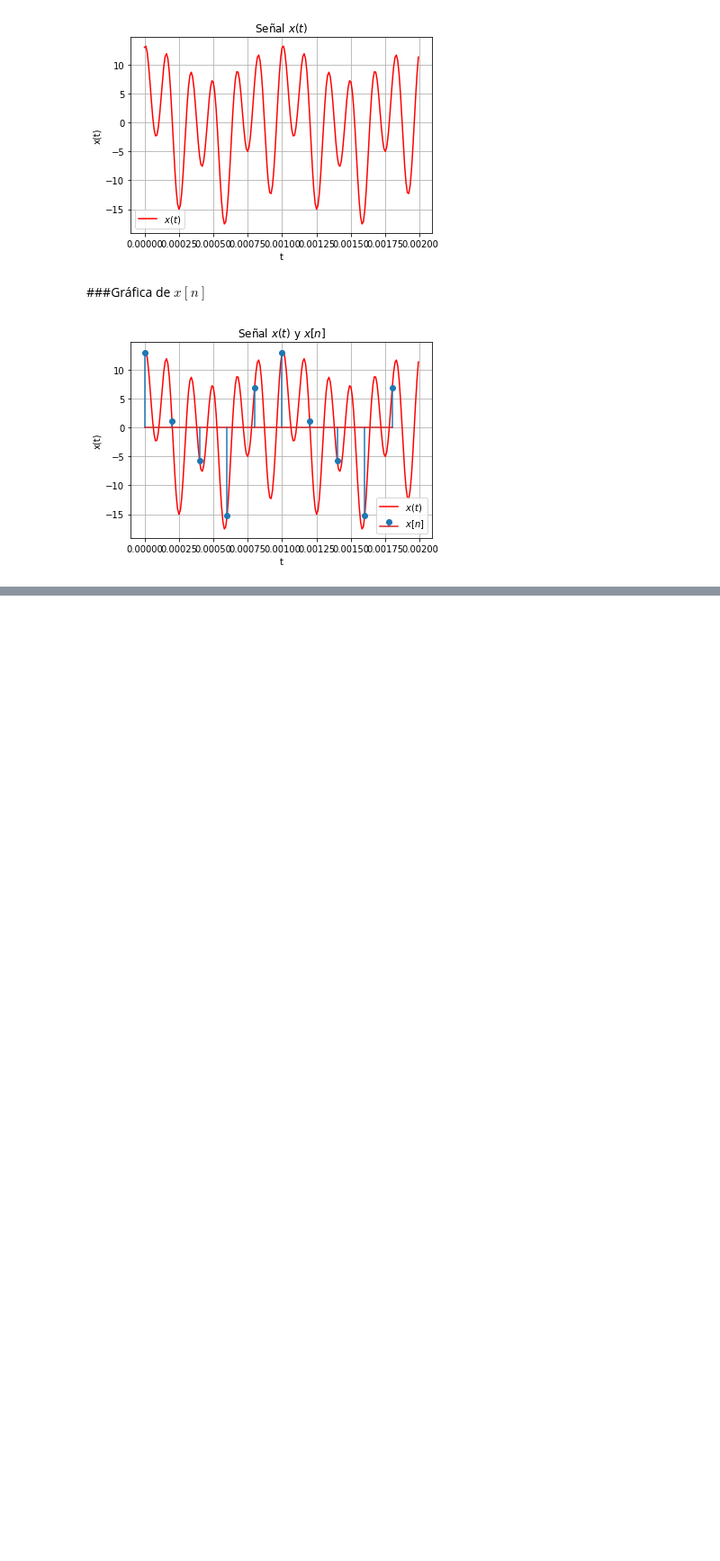
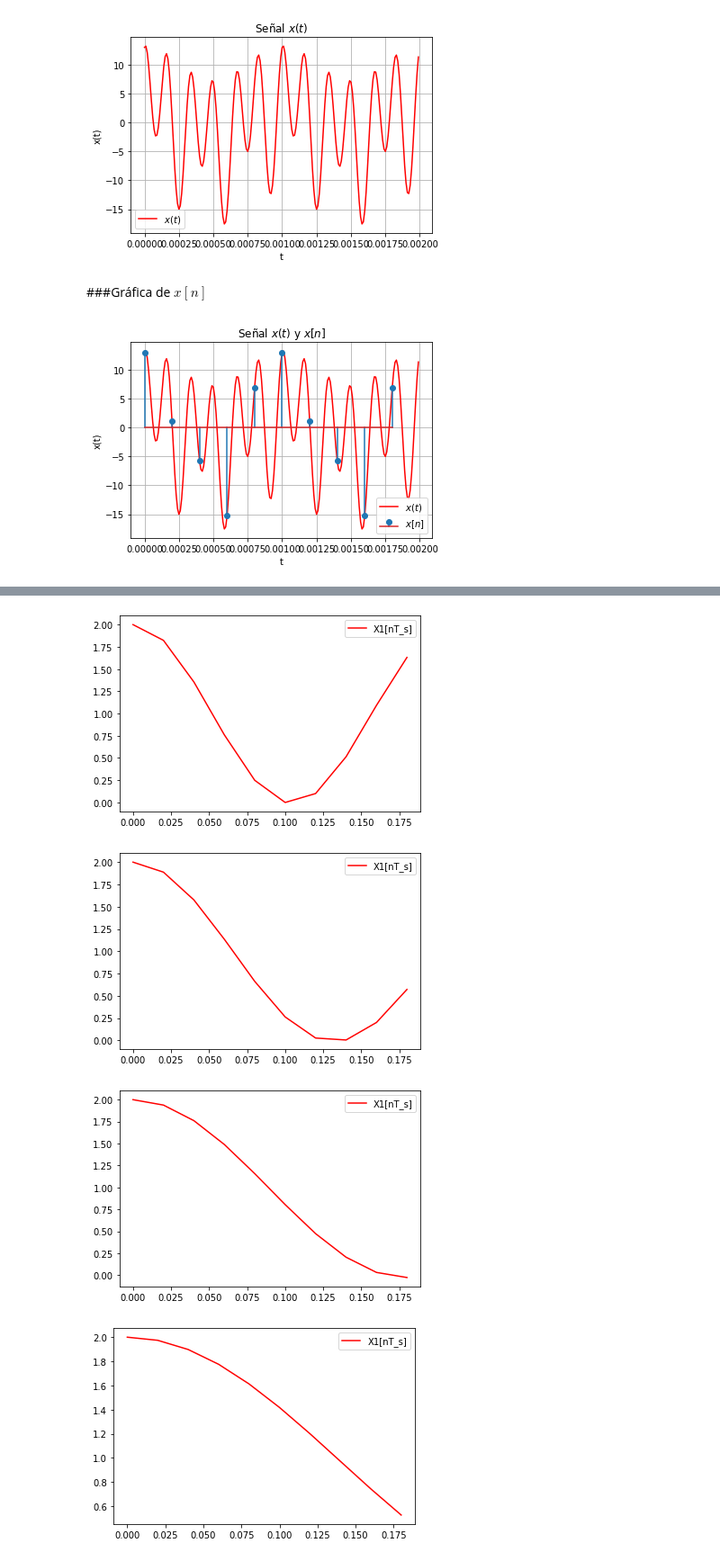
Before and after one commit to aguaranguay/se-ales, a Jupyter notebook: Taller1.ipynb, the cells around one changed output, grey strips where cells are left out. Shown at 90% size. Saved outputs shown, nothing was run; the diff lists cells and outputs as text; code cells hidden in the pictures; blank space fills up the shorter version.

```diff
--- a/Taller1.ipynb
+++ b/Taller1.ipynb
@@ -1172,0 +1239,23 @@ plt.show()
+# %%
+Fs = 50
+Ts = 1/Fs
+Ti = 0
+tf = 2
+F0 = 10
+T0 = 1/F0
+vec_n = np.arange(0,2*T0,Ts)
+for k in range(-5,5):
+    Fk = F0 + k*Fs
+    xa = np.cos(vec_n*2*np.pi*F0/Fs) + np.cos(vec_n*2*np.pi*Fk/Fs)
+#    xb = np.cos(vec_n*2*np.pi*Fk)
+
+
+    plt.plot(vec_n,xa,"r", label = "X1[nT_s]")
+
+    plt.legend()
+    plt.show()
+# %% [output]
+[figure, added]
+[figure, added]
+[figure, added]
+[figure, added]
```
Also changed, not shown: parts of 5 cells of this notebook.
